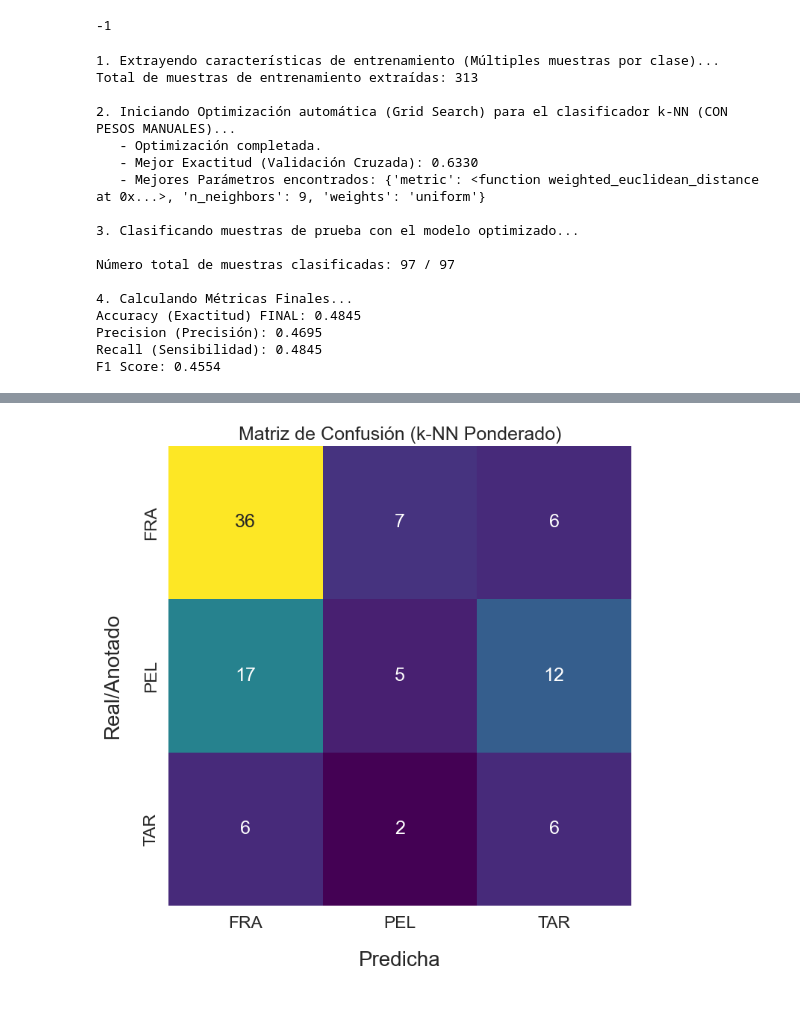
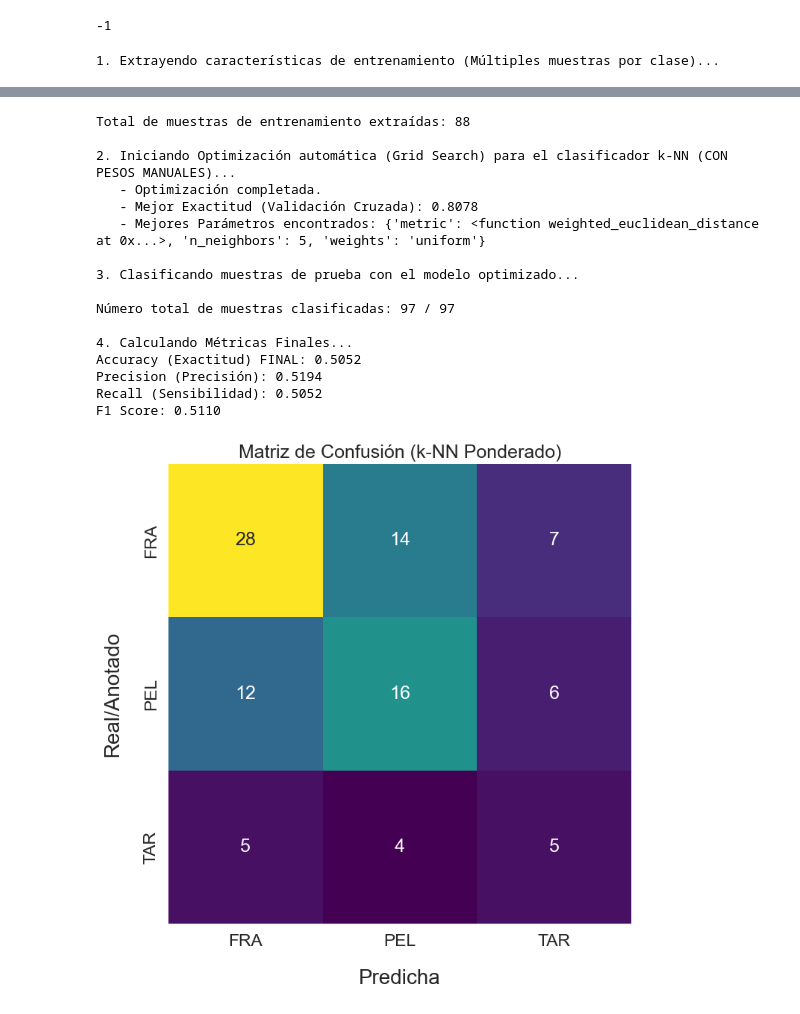
Before and after one commit to EduardoGainzaKoller/Practica-3-VC, a Jupyter notebook: VC_Practica3_EGK.ipynb, the cells around one changed output, grey strips where cells are left out. Drawn from its saved outputs; the diff is of its cells as text; code cells hidden in the pictures.

```diff
--- a/VC_Practica3_EGK.ipynb
+++ b/VC_Practica3_EGK.ipynb
@@ -142,16 +141,13 @@ cv2.waitKey(1)
 Moneda de referencia seleccionada en (133,346), radio 94.64px
 -1
 # %%
-import cv2
-import numpy as np
-import matplotlib.pyplot as plt
 import pandas as pd
 import seaborn as sns
 from sklearn.metrics import confusion_matrix, accuracy_score, precision_score, recall_score, f1_score
-from sklearn.preprocessing import MinMaxScaler # Usamos MinMaxScaler para el rango [0, 1]
+from sklearn.preprocessing import MinMaxScaler
 from sklearn.neighbors import KNeighborsClassifier
 from sklearn.model_selection import GridSearchCV
-from scipy.spatial.distance import euclidean, cdist # Importamos cdist para la distancia personalizada
+from scipy.spatial.distance import euclidean, cdist
 
 # ==============================================================================
 # 1. FUNCIONES DE EXTRACCIÓN Y PROCESAMIENTO
@@ -219,7 +215,7 @@ def process_training_image_robust(image_path, label):
     contours, _ = cv2.findContours(thresh, cv2.RETR_EXTERNAL, cv2.CHAIN_APPROX_SIMPLE)
 
     features_list = []
-    MIN_AREA = 90
+    MIN_AREA = 250
 
     for c in contours:
         area_c = cv2.contourArea(c)
@@ -239,28 +235,21 @@ FEATURE_NAMES = ['Area_Px', 'Perimeter_Px', 'Compacidad', 'Area_Ratio_Cont',
 # ==============================================================================
 
 MANUAL_WEIGHTS = np.array([
-    0.5, # 1. Area_Px
+    1.0, # 1. Area_Px
     0.5, # 2. Perimeter_Px
-    2.0, # 3. Compacidad  <- Mayor peso
+    0.5, # 3. Compacidad  <- Mayor peso
     1.0, # 4. Area_Ratio_Cont
-    1.5, # 5. AR_BBox
-    2.0, # 6. ER_Ellipse  <- Mayor peso
+    1.0, # 5. AR_BBox
+    0.5, # 6. ER_Ellipse  <- Mayor peso
     1.0  # 7. Centroid_Dist_Ratio
 ])
 
 def weighted_euclidean_distance(u, v):
-    """
-    Calcula la Distancia Euclidiana Ponderada entre dos vectores (u y v).
-    d_w(u, v) = sqrt( SUM[ w_i * (u_i - v_i)^2 ] )
-    """
     global MANUAL_WEIGHTS
-    # Asegúrate de que los pesos tienen la dimensión correcta
+
     if u.shape[-1] != len(MANUAL_WEIGHTS):
         raise ValueError("El número de pesos no coincide con el número de características.")
 
-    # La función cdist requiere que la métrica personalizada maneje vectores 1D
-    # Si la función es usada directamente por el clasificador, u y v son 1D.
-    # d(u,v) = sqrt(w * (u-v)^2).sum()
     distance = np.sqrt(np.sum(MANUAL_WEIGHTS * (u - v)**2))
     return distance
 
@@ -272,9 +261,10 @@ def weighted_euclidean_distance(u, v):
 print("1. Extrayendo características de entrenamiento (Múltiples muestras por clase)...")
 
 train_data = []
-train_data.extend(process_training_image_robust('FRA.JPG', 'FRA'))
 train_data.extend(process_training_image_robust('PEL.JPG', 'PEL'))
-train_data.extend(process_training_image_robust('TAR.JPG', 'TAR'))
+train_data.extend(process_training_image_robust('FRA2.png', 'FRA'))
+train_data.extend(process_training_image_robust('PEL2.png', 'PEL'))
+train_data.extend(process_training_image_robust('TAR2.png', 'TAR'))
 
 df_train = pd.DataFrame(train_data, columns=FEATURE_NAMES + ['Label'])
 X_train = df_train[FEATURE_NAMES].values
@@ -296,7 +286,6 @@ print("\n2. Iniciando Optimización automática (Grid Search) para el clasificad
 param_grid = {
     'n_neighbors': [1, 3, 5, 7, 9],
     'weights': ['uniform', 'distance'],
-    # Usamos nuestra métrica de distancia personalizada con los pesos manuales
     'metric': [weighted_euclidean_distance]
 }
 
@@ -443,19 +432,3 @@ plt.axis('off')
 plt.show()
 # %% [output]
 1. Extrayendo características de entrenamiento (Múltiples muestras por clase)...
-Total de muestras de entrenamiento extraídas: 313
-
-2. Iniciando Optimización automática (Grid Search) para el clasificador k-NN (CON PESOS MANUALES)...
-   - Optimización completada.
-   - Mejor Exactitud (Validación Cruzada): 0.6330
-   - Mejores Parámetros encontrados: {'metric': <function weighted_euclidean_distance at 0x...>, 'n_neighbors': 9, 'weights': 'uniform'}
-
-3. Clasificando muestras de prueba con el modelo optimizado...
-
-Número total de muestras clasificadas: 97 / 97
-
-4. Calculando Métricas Finales...
-Accuracy (Exactitud) FINAL: 0.4845
-Precision (Precisión): 0.4695
-Recall (Sensibilidad): 0.4845
-F1 Score: 0.4554
@@ -462 +438,17 @@ F1 Score: 0.4554
+Total de muestras de entrenamiento extraídas: 88
+
+2. Iniciando Optimización automática (Grid Search) para el clasificador k-NN (CON PESOS MANUALES)...
+   - Optimización completada.
+   - Mejor Exactitud (Validación Cruzada): 0.8078
+   - Mejores Parámetros encontrados: {'metric': <function weighted_euclidean_distance at 0x...>, 'n_neighbors': 5, 'weights': 'uniform'}
+
+3. Clasificando muestras de prueba con el modelo optimizado...
+
+Número total de muestras clasificadas: 97 / 97
+
+4. Calculando Métricas Finales...
+Accuracy (Exactitud) FINAL: 0.5052
+Precision (Precisión): 0.5194
+Recall (Sensibilidad): 0.5052
+F1 Score: 0.5110
-[figure, old version]
+[figure, new version]
```
Also changed, not shown: parts of 2 cells of this notebook.
